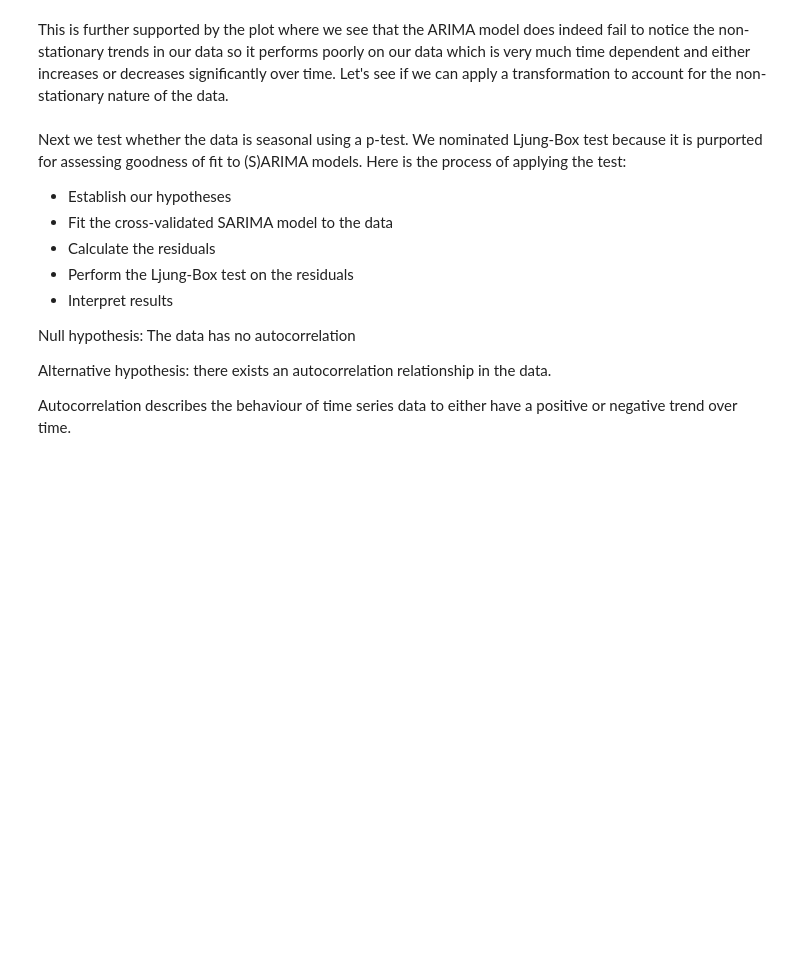
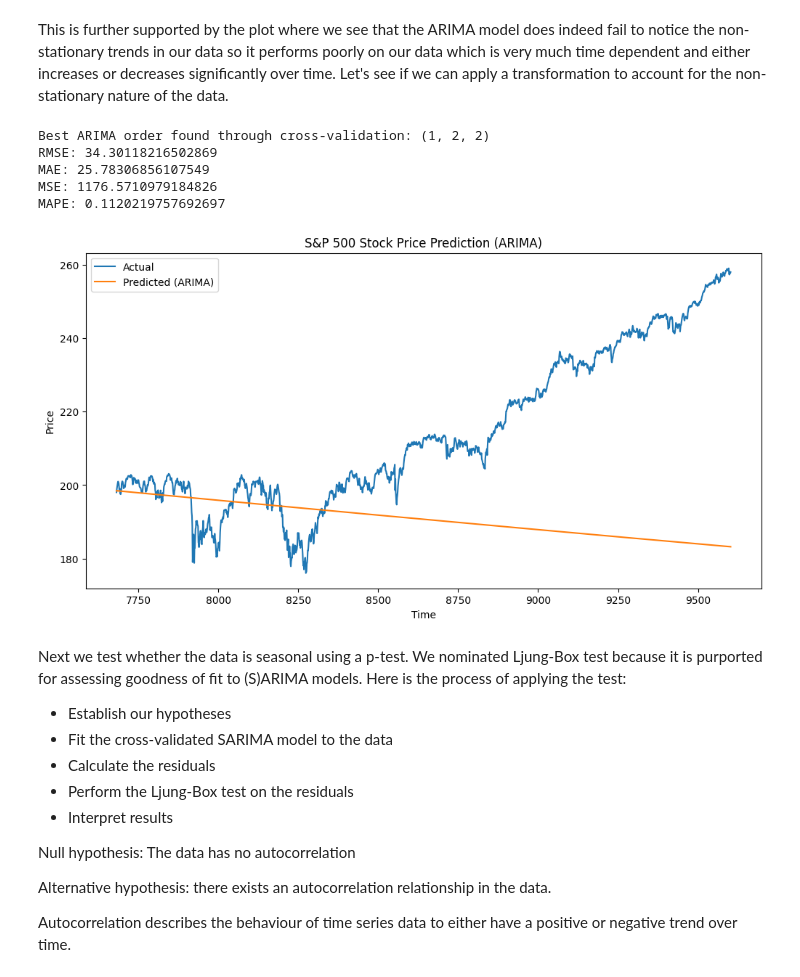
Before and after one commit to AdamChoong0095/NUS-Stock-Data, a Jupyter notebook: Stock_price_prediction.ipynb, the cells around one changed output. Cells and saved outputs as stored; diff of their text form; code cells hidden in the pictures; blank space fills up the shorter version.

```diff
--- a/Stock_price_prediction.ipynb
+++ b/Stock_price_prediction.ipynb
@@ -272,71 +294,45 @@ We notice that the model performs very poorly from the RMSE, MAE and MSE results
 This is further supported by the plot where we see that the ARIMA model does indeed fail to notice the non-stationary trends in our data so it performs poorly on our data which is very much time dependent and either increases or decreases significantly over time. Let's see if we can apply a transformation to account for the non-stationary nature of the data.
 # %%
 # Apply log transformation to the training data
-sp500_train['Log_Price'] = np.log(sp500_train['Price'])
-
-# Define the parameter space for ARIMA
-p_values = range(0, 6)
-d_values = range(0, 6)
-q_values = range(0, 6)
-
-# Create a TimeSeriesSplit object for cross-validation
-tscv = TimeSeriesSplit(n_splits=5)
-
-# Initialize variables to store the best model and its performance
-best_rmse = float('inf')
-best_arima_order = None
-
-# Iterate through the parameter space using cross-validation
-for p in p_values:
-  for d in d_values:
-    for q in q_values:
-      rmse_list = []
-      for train_index, test_index in tscv.split(sp500_train):
-        train_data, test_data = sp500_train['Log_Price'].iloc[train_index], sp500_train['Log_Price'].iloc[test_index]
-
-        try:
-          model = ARIMA(train_data, order=(p, d, q))
-          model_fit = model.fit()
-          predictions = model_fit.predict(start=len(train_data), end=len(train_data) + len(test_data) - 1)
-          rmse = mean_squared_error(test_data, predictions, squared=False)
-          rmse_list.append(rmse)
-        except:
-          continue
-
-      avg_rmse = np.mean(rmse_list)
-      if avg_rmse < best_rmse:
-        best_rmse = avg_rmse
-        best_arima_order = (p, d, q)
-
-
-print(f"Best ARIMA order found through cross-validation: {best_arima_order}")
-
-# Now you can train the ARIMA model with the best order on the entire training data
-# and evaluate it on the test data.
-# Example:
-model = ARIMA(sp500_train['Log_Price'], order=best_arima_order)
+sp500_train['Log Price'] = np.log(sp500_train['Price'])
+best_arima_order, best_arima_rmse = grid_search_arima_parallel(
+    data=sp500_train['Log Price'],
+    p_values=range(3),
+    d_values=range(3),
+    q_values=range(3),
+    n_jobs=-1,
+    n_splits=5
+)
+model = ARIMA(sp500_train['Log Price'], order=best_arima_order)
 model_fit = model.fit()
 predictions = model_fit.predict(start=len(sp500_train), end=len(sp500) - 1)
 # Remember to apply inverse log transformation to predictions to get the actual price predictions.
 predictions = np.exp(predictions)
 rmse = mean_squared_error(sp500_test['Price'], predictions, squared=False)
 mae = mean_absolute_error(sp500_test['Price'], predictions)
 mse = mean_squared_error(sp500_test['Price'], predictions)
 mape = mean_absolute_percentage_error(sp500_test['Price'], predictions)
 
 # Print the evaluation metrics
 print(f'RMSE: {rmse}')
 print(f'MAE: {mae}')
 print(f'MSE: {mse}')
 print(f'MAPE: {mape}')
 plt.figure(figsize=(12, 6))
 plt.plot(sp500_test['Price'], label='Actual')
 plt.plot(predictions, label='Predicted (ARIMA)')
 plt.title('S&P 500 Stock Price Prediction (ARIMA)')
 plt.xlabel('Time')
 plt.ylabel('Price')
 plt.legend()
 plt.show()
+# %% [output]
+Best ARIMA order found through cross-validation: (1, 2, 2)
+RMSE: 34.30118216502869
+MAE: 25.78306856107549
+MSE: 1176.5710979184826
+MAPE: 0.1120219757692697
+[figure, added]
 # %% [markdown]
 Next we test whether  the data is seasonal using a p-test. We nominated Ljung-Box test because it is purported for assessing goodness of fit to (S)ARIMA models. Here is the process of applying the test:
 
```
Also changed, not shown: parts of 7 cells of this notebook.
